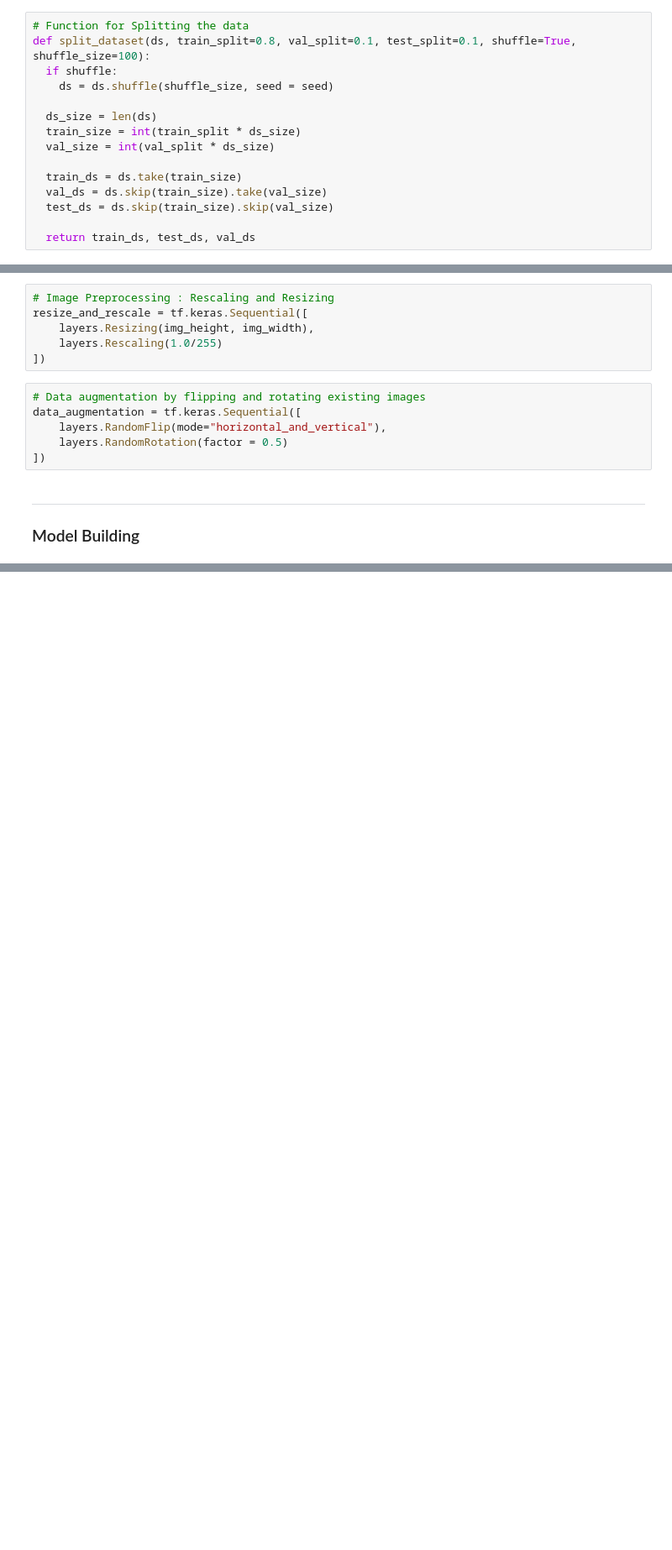
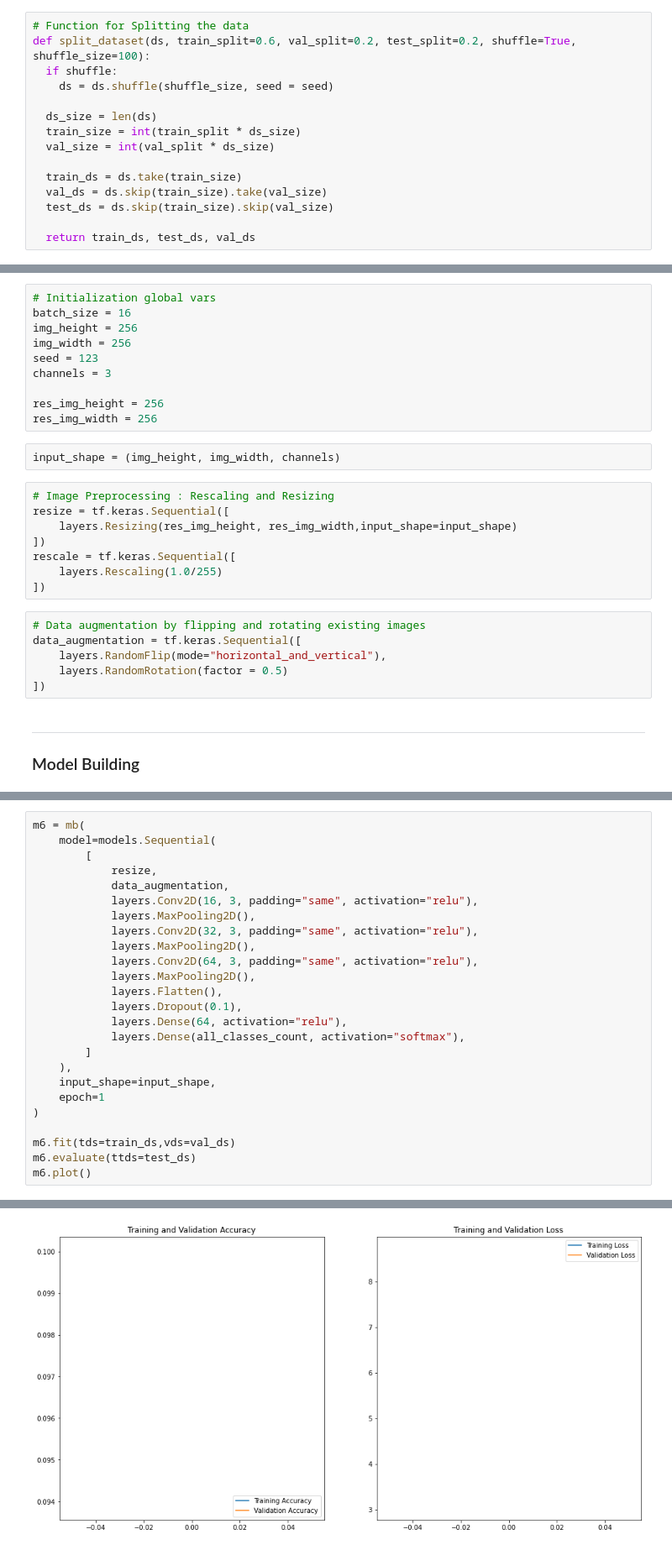
Before and after one commit to xanterx/thesis, a Jupyter notebook: thesis.ipynb, the cells around one changed output, grey strips where cells are left out. Shown at 84% size. Saved outputs shown, nothing was run; the diff lists cells and outputs as text; blank space fills up the shorter version.

```diff
--- a/thesis.ipynb
+++ b/thesis.ipynb
@@ -204,7 +191,7 @@ pl_health_summary
 ### Test Train Split
 # %%
 # Function for Splitting the data
-def split_dataset(ds, train_split=0.8, val_split=0.1, test_split=0.1, shuffle=True, shuffle_size=100):
+def split_dataset(ds, train_split=0.6, val_split=0.2, test_split=0.2, shuffle=True, shuffle_size=100):
   if shuffle:
     ds = ds.shuffle(shuffle_size, seed = seed)
 
@@ -228,10 +215,24 @@ val_ds = val_ds.cache().shuffle(100).prefetch(buffer_size=AUTOTUNE)
 ---
 
 ### Image Preprocessing
+# %%
+# Initialization global vars
+batch_size = 16
+img_height = 256
+img_width = 256
+seed = 123
+channels = 3
+
+res_img_height = 256
+res_img_width = 256
+# %%
+input_shape = (img_height, img_width, channels)
 # %%
 # Image Preprocessing : Rescaling and Resizing
-resize_and_rescale = tf.keras.Sequential([
-    layers.Resizing(img_height, img_width),
+resize = tf.keras.Sequential([
+    layers.Resizing(res_img_height, res_img_width,input_shape=input_shape)
+])
+rescale = tf.keras.Sequential([
     layers.Rescaling(1.0/255)
 ])
 # %%
@@ -308,0 +365,26 @@ KeyboardInterrupt:
+# %%
+m6 = mb(
+    model=models.Sequential(
+        [
+            resize,
+            data_augmentation,
+            layers.Conv2D(16, 3, padding="same", activation="relu"),
+            layers.MaxPooling2D(),
+            layers.Conv2D(32, 3, padding="same", activation="relu"),
+            layers.MaxPooling2D(),
+            layers.Conv2D(64, 3, padding="same", activation="relu"),
+            layers.MaxPooling2D(),
+            layers.Flatten(),
+            layers.Dropout(0.1),
+            layers.Dense(64, activation="relu"),
+            layers.Dense(all_classes_count, activation="softmax"),
+        ]
+    ),
+    input_shape=input_shape,
+    epoch=1
+)
+
+m6.fit(tds=train_ds,vds=val_ds)
+m6.evaluate(ttds=test_ds)
+m6.plot()
+# %% [output]
@@ -308,0 +408 @@ KeyboardInterrupt:
+[figure, added]
```
Also changed, not shown: parts of 28 cells of this notebook, 3 other files.
